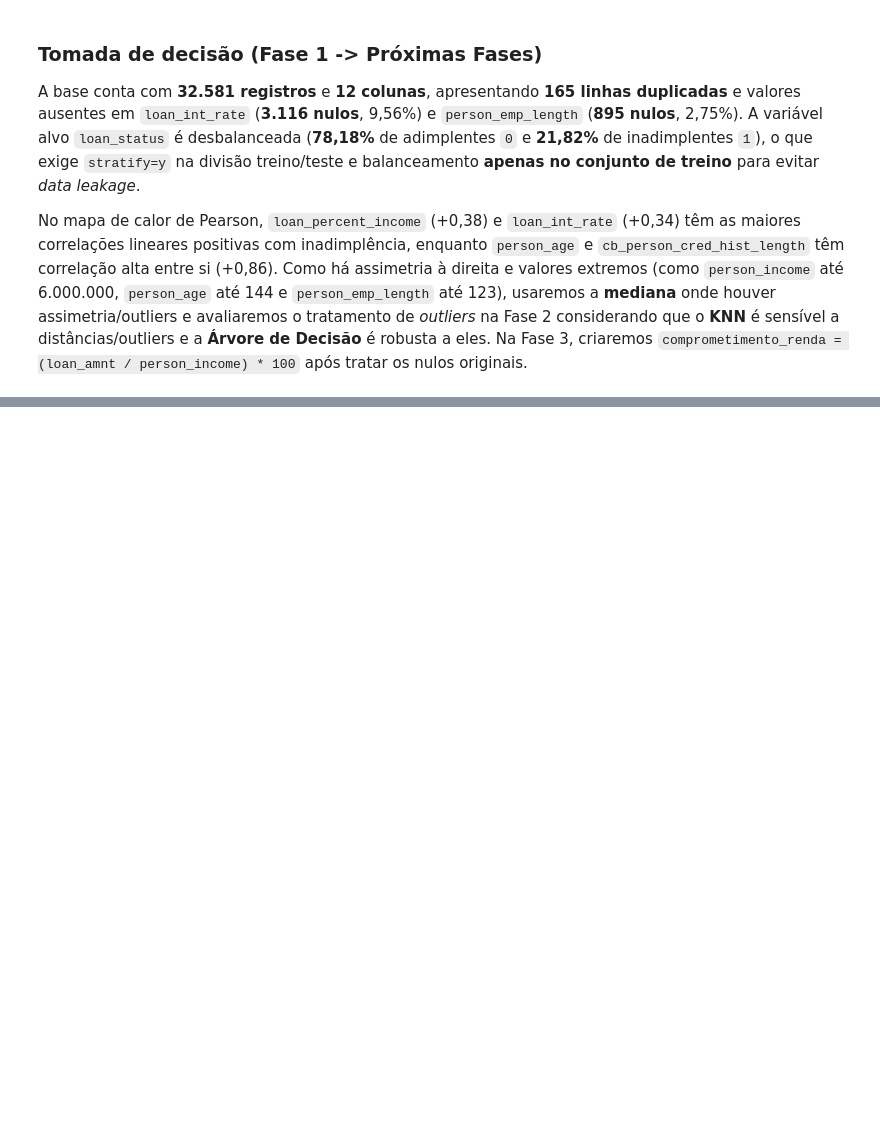
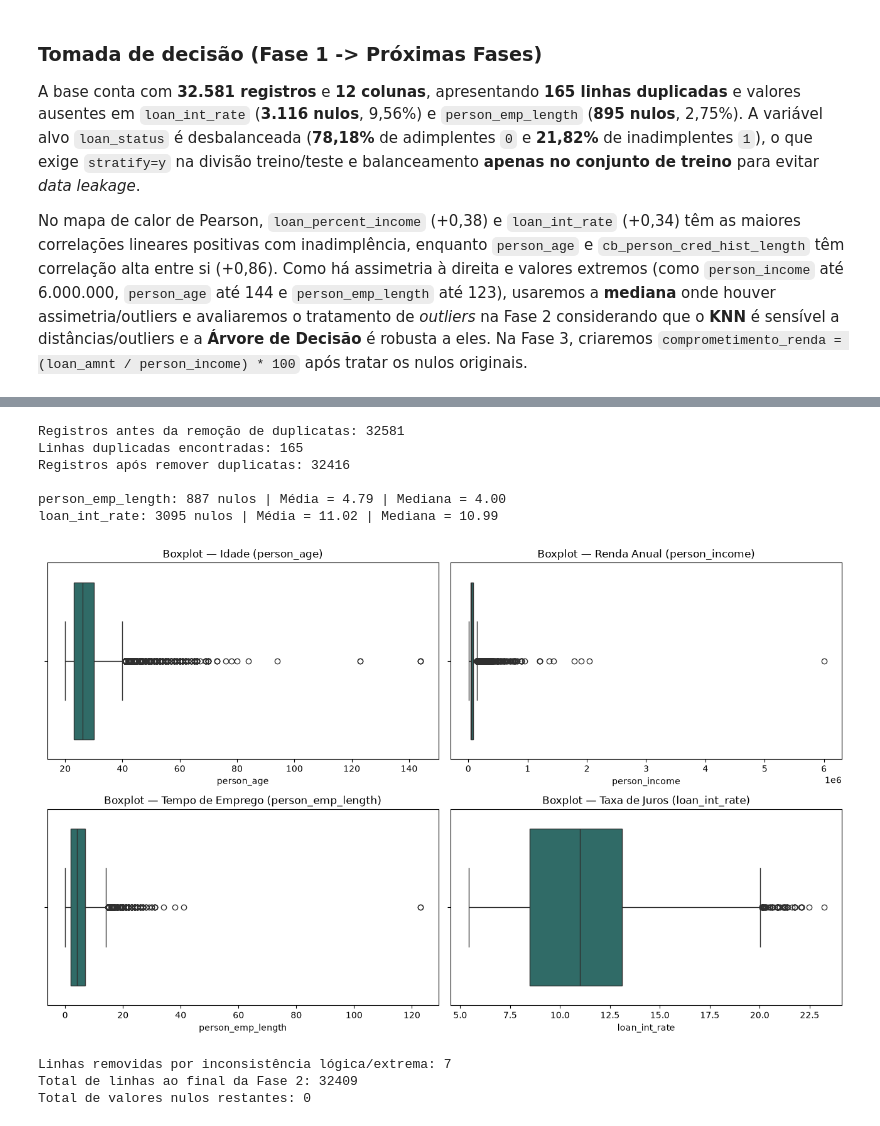
Before and after one commit to fgofilipe/analise-risco-credito, a Jupyter notebook: analise_risco_credito.ipynb, the cells around one changed output, grey strips where cells are left out. Drawn from its saved outputs; the diff is of its cells as text; code cells hidden in the pictures; blank space fills up the shorter version.

Commit message:
feat(data-prep): remove duplicadas, imputa nulos pela mediana e trata inconsistencias

```diff
--- a/analise_risco_credito.ipynb
+++ b/analise_risco_credito.ipynb
@@ -162,0 +167,60 @@ No mapa de calor de Pearson, `loan_percent_income` (+0,38) e `loan_int_rate` (+0
+# %%
+import matplotlib.pyplot as plt
+import seaborn as sns
+
+print(f"Registros antes da remoção de duplicatas: {len(df)}")
+duplicadas = df.duplicated().sum()
+print(f"Linhas duplicadas encontradas: {duplicadas}")
+
+df_clean = df.drop_duplicates().copy()
+print(f"Registros após remover duplicatas: {len(df_clean)}\n")
+
+# Comparação Média vs. Mediana antes da imputação
+for col in ["person_emp_length", "loan_int_rate"]:
+    nulos_qtd = df_clean[col].isnull().sum()
+    media_val = df_clean[col].mean()
+    mediana_val = df_clean[col].median()
+    print(f"{col}: {nulos_qtd} nulos | Média = {media_val:.2f} | Mediana = {mediana_val:.2f}")
+
+# Imputação pela mediana
+df_clean["person_emp_length"] = df_clean["person_emp_length"].fillna(df_clean["person_emp_length"].median())
+df_clean["loan_int_rate"] = df_clean["loan_int_rate"].fillna(df_clean["loan_int_rate"].median())
+
+# Boxplots para inspeção de outliers
+fig, axes = plt.subplots(2, 2, figsize=(13, 8))
+box_vars = [
+    ("person_age", "Idade (person_age)"),
+    ("person_income", "Renda Anual (person_income)"),
+    ("person_emp_length", "Tempo de Emprego (person_emp_length)"),
+    ("loan_int_rate", "Taxa de Juros (loan_int_rate)")
+]
+
+for ax, (col, titulo) in zip(axes.flat, box_vars):
+    sns.boxplot(x=df_clean[col], ax=ax, color="#26756F")
+    ax.set_title(f"Boxplot — {titulo}")
+    ax.set_xlabel(col)
+
+plt.tight_layout()
+plt.show()
+
+# Remoção de inconsistências evidentes (idade > 100, tempo de emprego > 60 ou tempo de emprego >= idade)
+antes_filtro = len(df_clean)
+df_clean = df_clean[
+    (df_clean["person_age"] <= 100) &
+    (df_clean["person_emp_length"] <= 60) &
+    (df_clean["person_emp_length"] < df_clean["person_age"])
+].copy()
+print(f"\nLinhas removidas por inconsistência lógica/extrema: {antes_filtro - len(df_clean)}")
+print(f"Total de linhas ao final da Fase 2: {len(df_clean)}")
+print(f"Total de valores nulos restantes: {df_clean.isnull().sum().sum()}")
+# %% [output]
+Registros antes da remoção de duplicatas: 32581
+Linhas duplicadas encontradas: 165
+Registros após remover duplicatas: 32416
+
+person_emp_length: 887 nulos | Média = 4.79 | Mediana = 4.00
+loan_int_rate: 3095 nulos | Média = 11.02 | Mediana = 10.99
+[figure, added]
+Linhas removidas por inconsistência lógica/extrema: 7
+Total de linhas ao final da Fase 2: 32409
+Total de valores nulos restantes: 0
```
Also changed, not shown: parts of 2 cells of this notebook.
